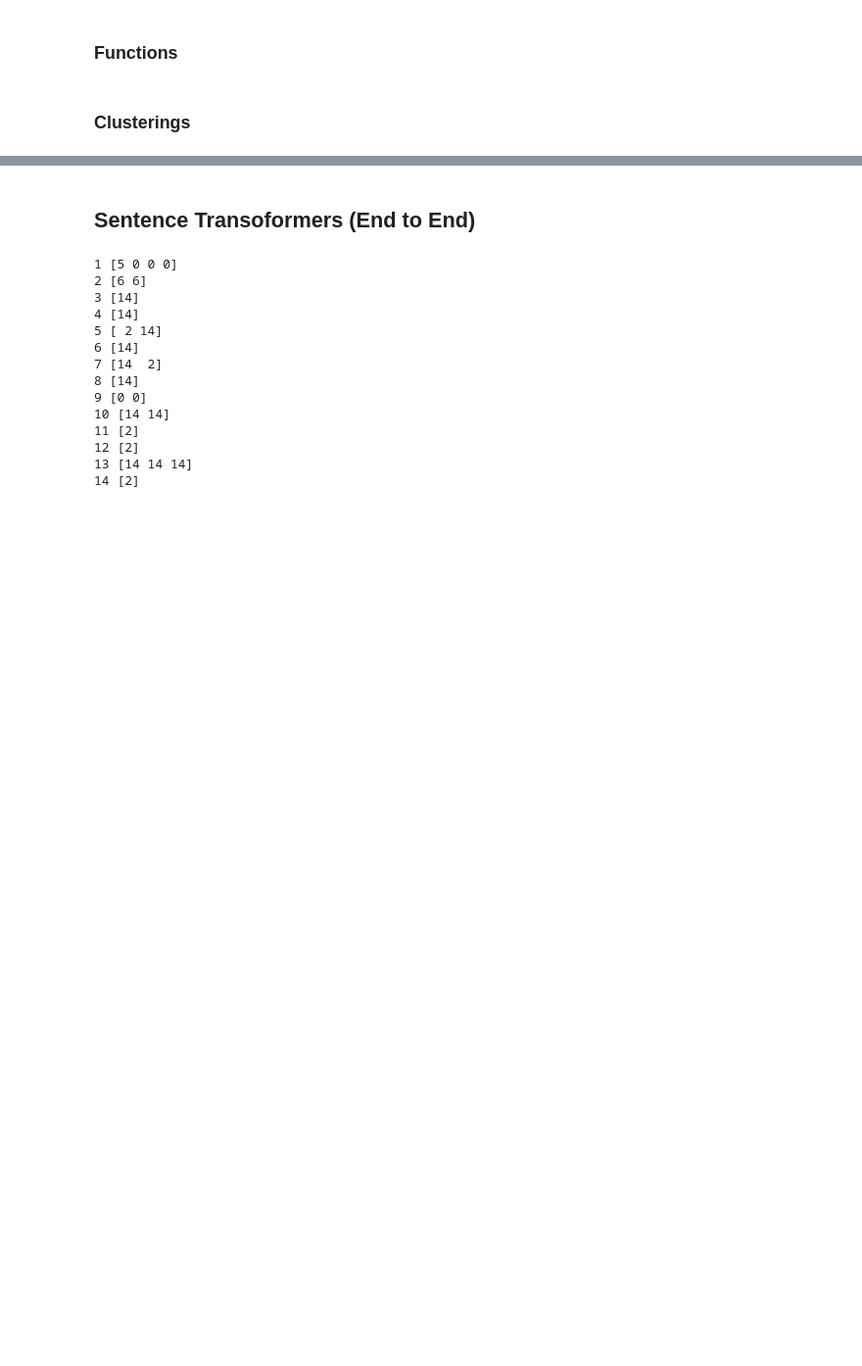
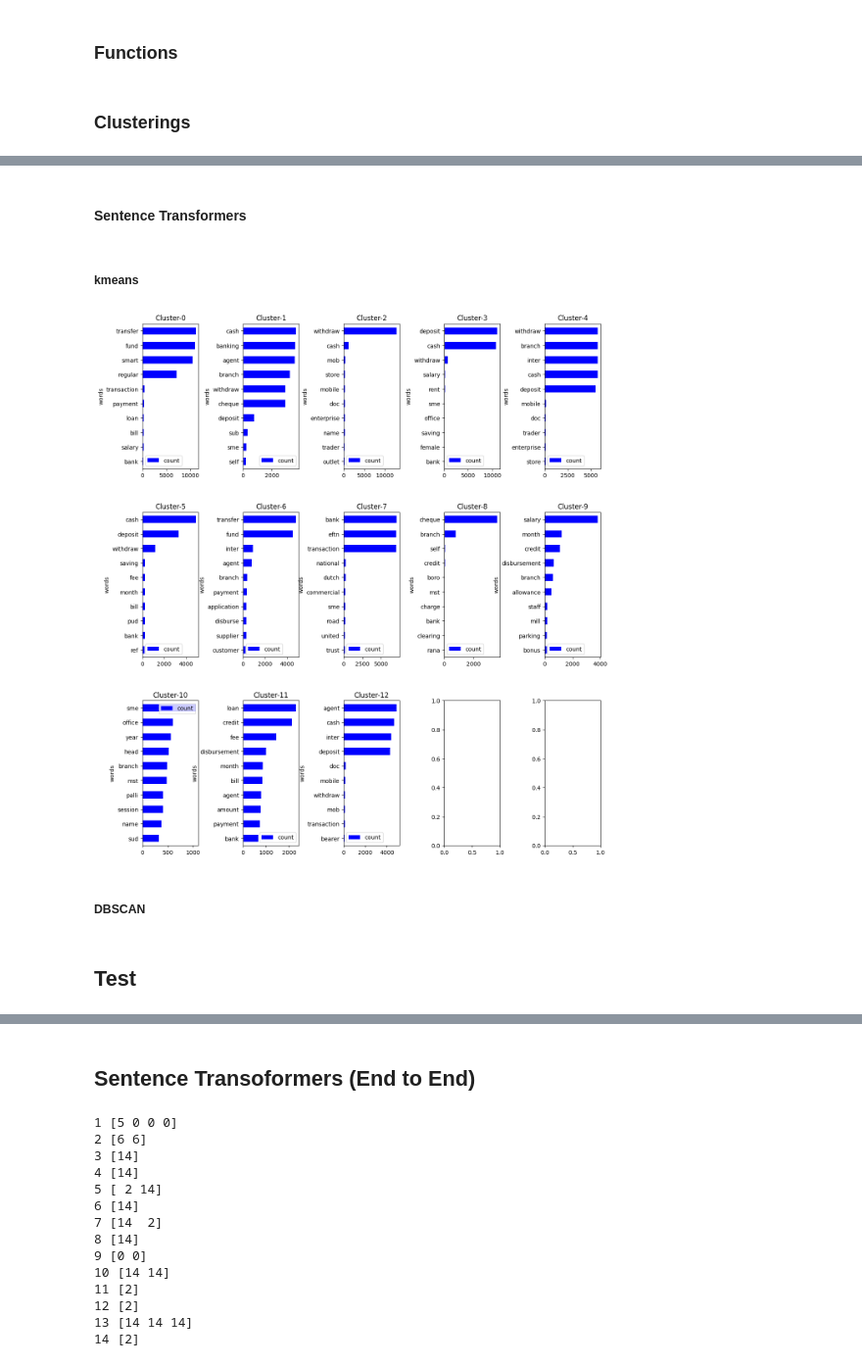
Before and after one commit to abdur-rafi/transaction-clustering, a Jupyter notebook: narration_clustering.ipynb, the cells around one changed output, grey strips where cells are left out. Shown: that part at 98% size. Saved outputs shown, nothing was run; the diff lists cells and outputs as text; code cells hidden in the pictures; blank space fills up the shorter version.

```diff
--- a/narration_clustering.ipynb
+++ b/narration_clustering.ipynb
@@ -299 +282,10 @@ def getVectors(df, min_count = 5):
+# %%
+
+def getModel():
+  from sentence_transformers import SentenceTransformer
+  model = SentenceTransformer('all-MiniLM-L6-v2')
+  return model
+def getEncodingsST(df, model):
+  sentences = df['text'].apply(lambda z : ' '.join(z)).to_list()
+  return model.encode(sentences)
 # %% [markdown]
@@ -382,0 +394,16 @@ plotClusterFreq(df,col,k,n,(4,3), .8, .3)
+# %% [markdown]
+#### Sentence Transformers
+# %% [markdown]
+##### kmeans
+# %%
+k = 13
+col = f'{k}-means-clustering-sentence-transformer'
+model = getModel()
+encodings = getEncodingsST(df, model)
+norm_encodings = normalize(encodings)
+kmeans_model = cluster(df, norm_encodings, k, col)
+plotClusterFreq(df,col,k,n,(4,3), .8, .3)
+# %% [output]
+[figure, added]
+# %% [markdown]
+##### DBSCAN
@@ -382,0 +413,2 @@ plotClusterFreq(df,col,k,n,(4,3), .8, .3)
+# %% [markdown]
+## Test
```
Also changed, not shown: parts of 57 cells of this notebook.
